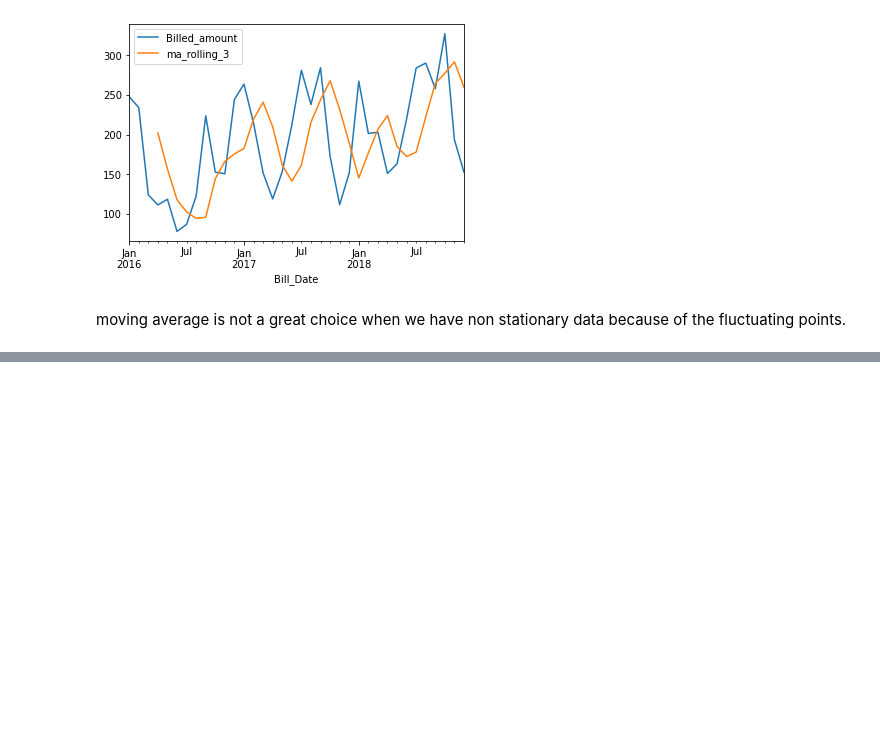
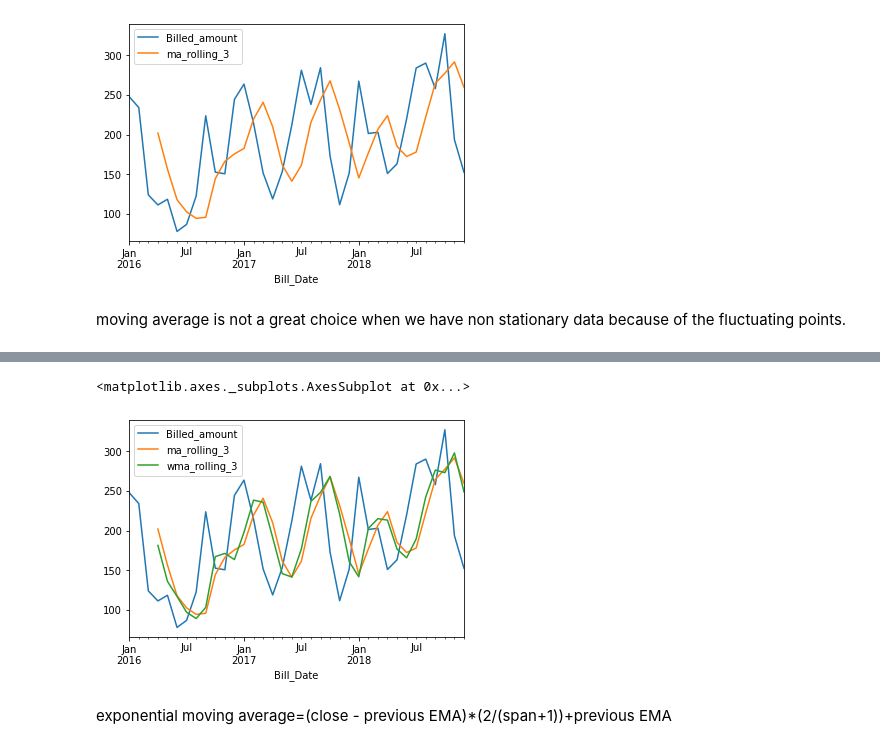
Before and after one commit to hima9/TimeSeries, a Jupyter notebook: MovingAvg.ipynb, the cells around one changed output, grey strips where cells are left out. Drawn from its saved outputs; the diff is of its cells as text; code cells hidden in the pictures; blank space fills up the shorter version.

```diff
--- a/MovingAvg.ipynb
+++ b/MovingAvg.ipynb
@@ -138,0 +142,5 @@ moving average is not a great choice when we have non stationary data because of
+# %%
+def wma(weights):
+  def calc(x):
+    return (weights*x).mean()
+  return calc
@@ -138,0 +167,2 @@ moving average is not a great choice when we have non stationary data because of
+# %%
+bill_2018['wma_rolling_3']=bill_2018['Billed_amount'].rolling(window=3).apply(wma(np.array([0.5,1,1.5]))).shift(1)
@@ -138,0 +190,7 @@ moving average is not a great choice when we have non stationary data because of
+# %%
+bill_2018.plot()
+# %% [output]
+<matplotlib.axes._subplots.AxesSubplot at 0x...>
+[figure, added]
+# %% [markdown]
+exponential moving average=(close - previous EMA)*(2/(span+1))+previous EMA
```
Also changed, not shown: parts of 24 cells of this notebook.
